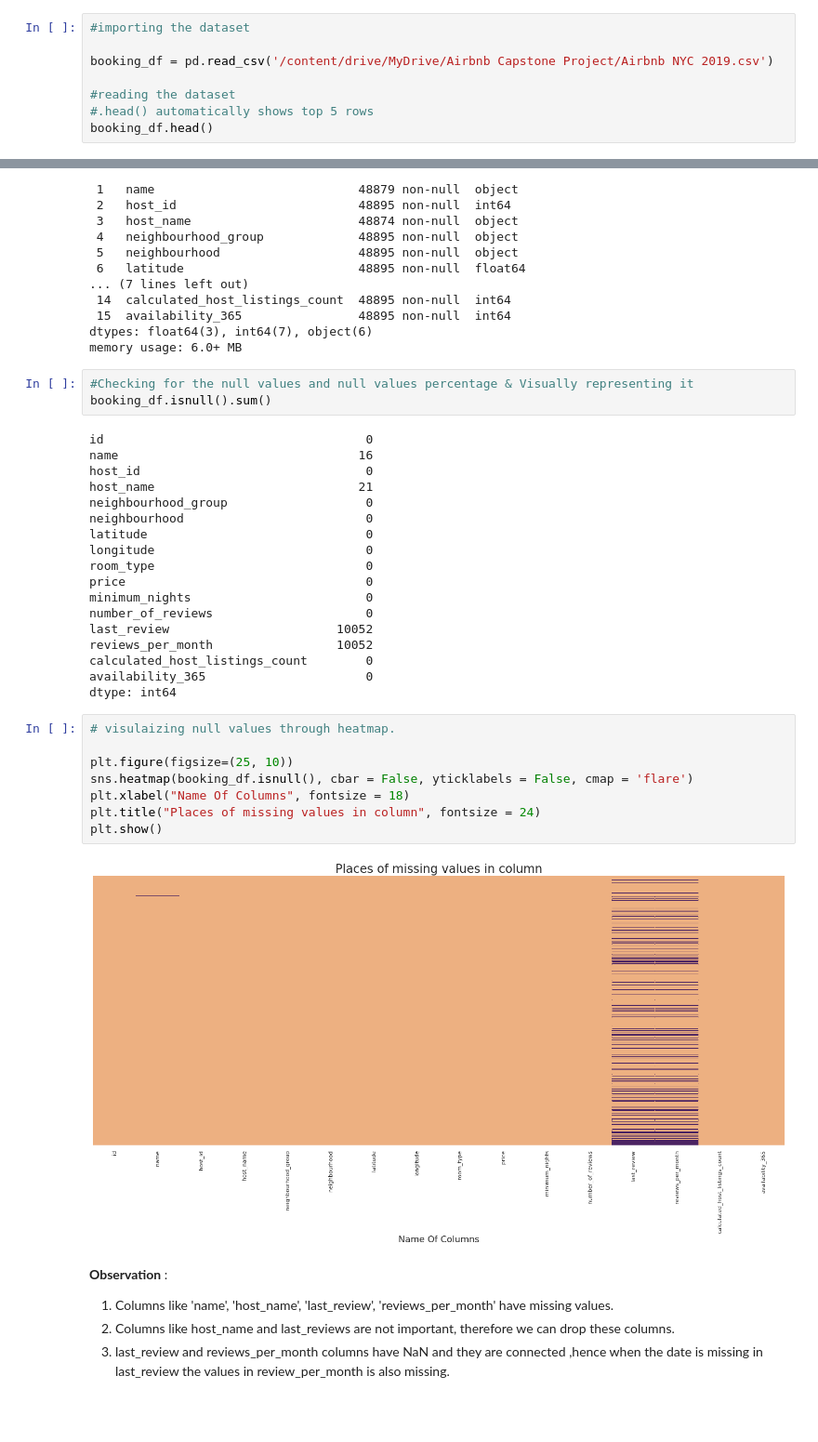
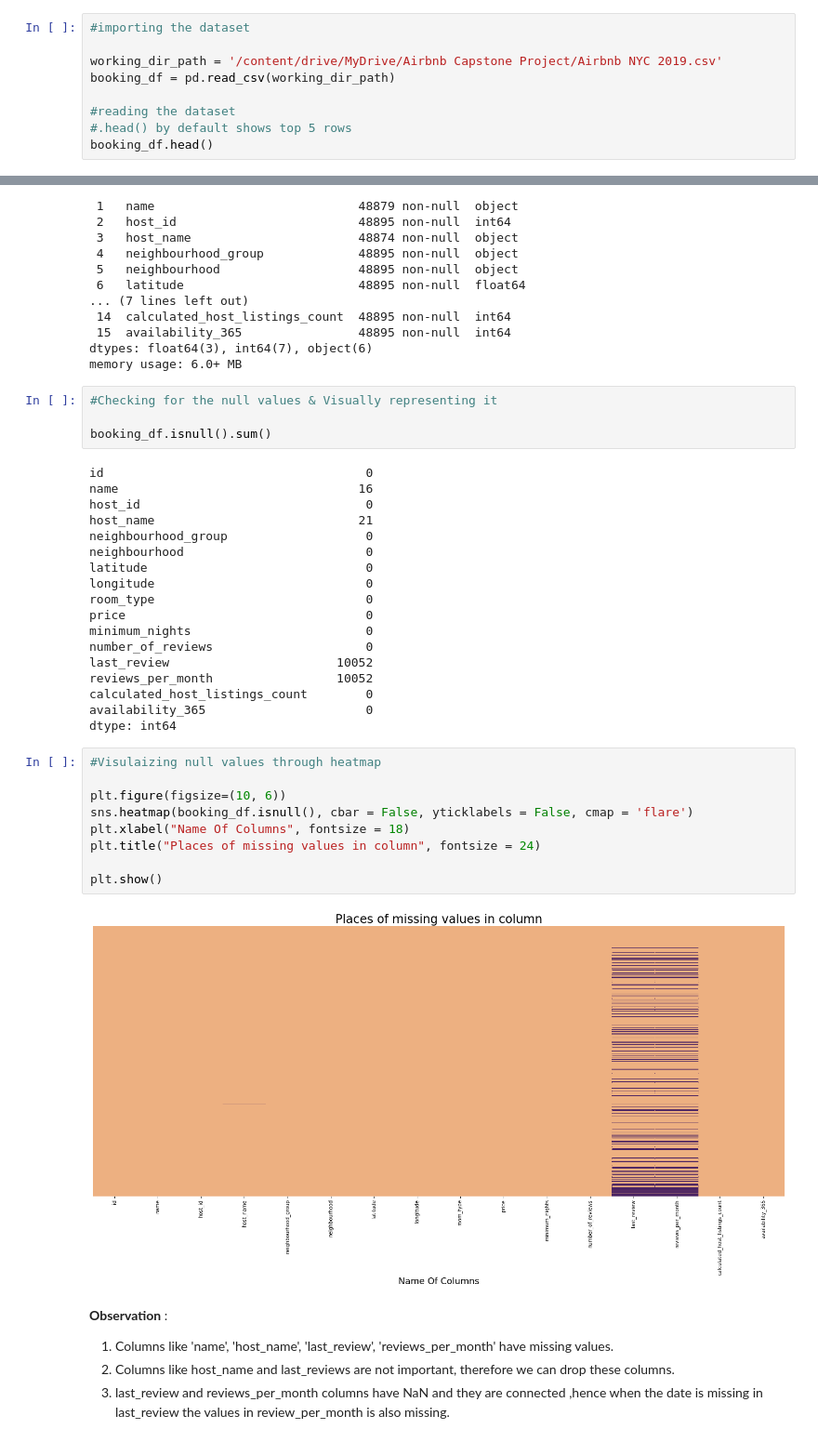
Before and after one commit to figureandfacts/Capstone-Project-Airbnb-Analysis, a Jupyter notebook: EDA_Capstone_Project_Airbnb_Booking_Analysis.ipynb, the cells around one changed output, grey strips where cells are left out. Shown at 93% size. Drawn from its saved outputs; the diff is of its cells as text; blank space fills up the shorter version.

```diff
--- a/EDA_Capstone_Project_Airbnb_Booking_Analysis.ipynb
+++ b/EDA_Capstone_Project_Airbnb_Booking_Analysis.ipynb
@@ -35,10 +45,11 @@ Drive already mounted at /content/drive; to attempt to forcibly remount, call dr
 # %%
 #importing the dataset
 
-booking_df = pd.read_csv('/content/drive/MyDrive/Airbnb Capstone Project/Airbnb NYC 2019.csv')
+working_dir_path = '/content/drive/MyDrive/Airbnb Capstone Project/Airbnb NYC 2019.csv'
+booking_df = pd.read_csv(working_dir_path)
 
 #reading the dataset
-#.head() automatically shows top 5 rows
+#.head() by default shows top 5 rows
 booking_df.head()
 # %% [output]
 |  | id | name | host_id | host_name | neighbourhood_group | neighbourhood | latitude | longitude | ... |
@@ -86,7 +97,8 @@ Data columns (total 16 columns):
 dtypes: float64(3), int64(7), object(6)
 memory usage: 6.0+ MB
 # %%
-#Checking for the null values and null values percentage & Visually representing it
+#Checking for the null values & Visually representing it
+
 booking_df.isnull().sum()
 # %% [output]
 id                                    0
@@ -107,15 +119,16 @@ calculated_host_listings_count        0
 availability_365                      0
 dtype: int64
 # %%
-# visulaizing null values through heatmap.
+#Visulaizing null values through heatmap
 
-plt.figure(figsize=(25, 10))
+plt.figure(figsize=(10, 6))
 sns.heatmap(booking_df.isnull(), cbar = False, yticklabels = False, cmap = 'flare')
 plt.xlabel("Name Of Columns", fontsize = 18)
 plt.title("Places of missing values in column", fontsize = 24)
+
 plt.show()
 # %% [output]
-[figure, old version]
+[figure, new version]
 # %% [markdown]
 **Observation** :
 1. Columns like 'name', 'host_name', 'last_review', 'reviews_per_month' have missing values.
```
Also changed, not shown: parts of 40 cells of this notebook.
